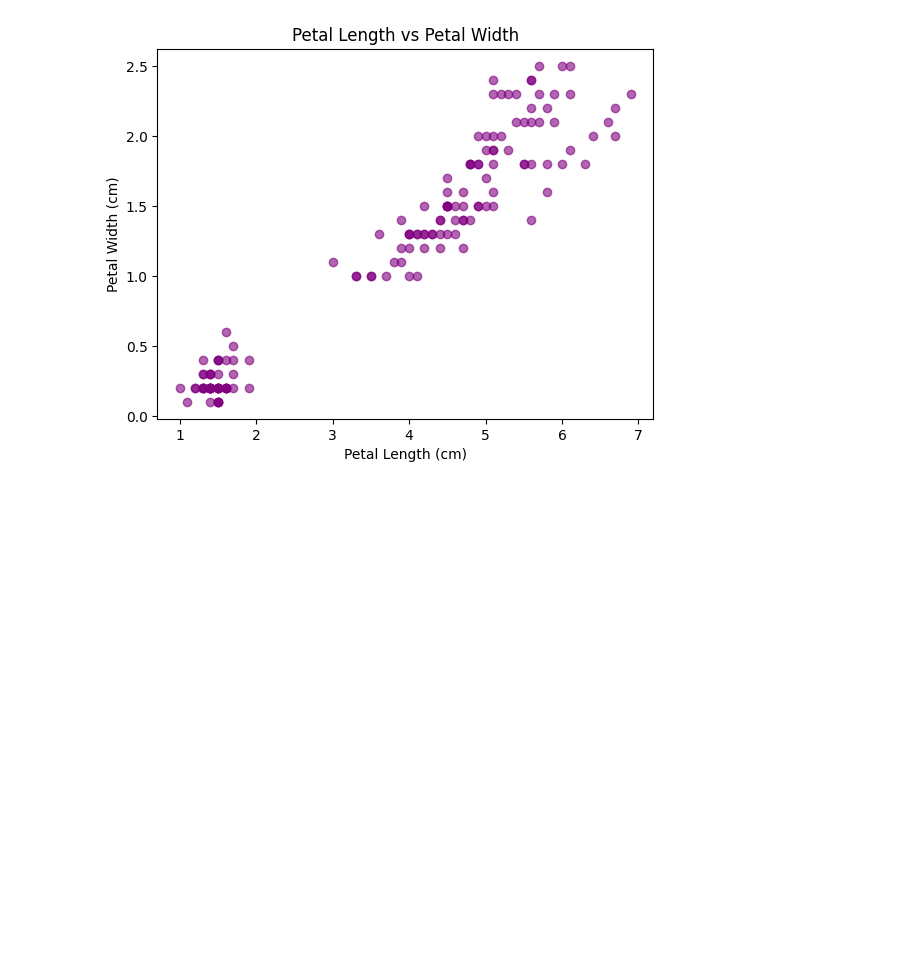
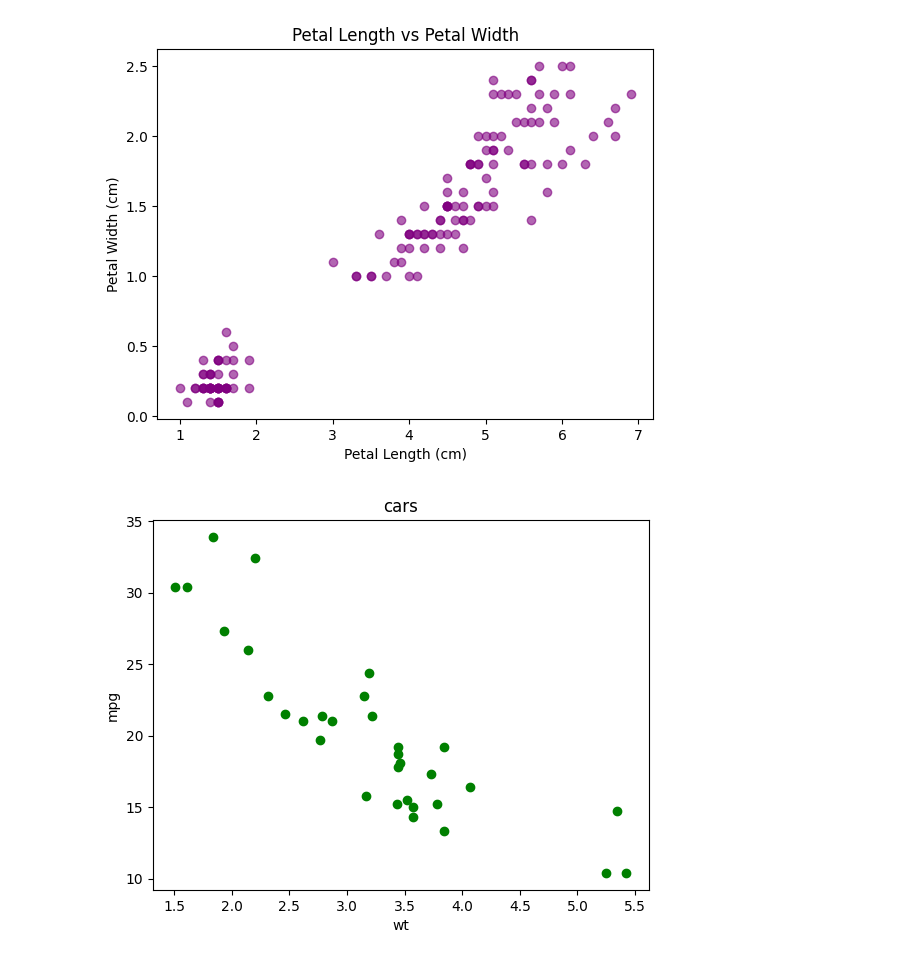
Before and after one commit to chinmayhandi/chinmay, a Jupyter notebook: AIML_Lab_Exercise.ipynb, the cells around one changed output. Saved outputs shown, nothing was run; the diff lists cells and outputs as text; code cells hidden in the pictures; blank space fills up the shorter version.

```diff
--- a/AIML_Lab_Exercise.ipynb
+++ b/AIML_Lab_Exercise.ipynb
@@ -2222,3 +2222,16 @@ plt.ylabel("Petal Width (cm)")
 plt.show()
 # %% [output]
 [figure]
+# %%
+import pandas as pd
+import matplotlib.pyplot as plt
+
+df=pd.read_csv('/content/mtcars.csv')
+
+plt.scatter(df['wt'], df['mpg'], color='green')
+plt.title("cars")
+plt.xlabel("wt")
+plt.ylabel("mpg")
+plt.show()
+# %% [output]
+[figure, added]
```
Also changed, not shown: parts of 6 cells of this notebook.
